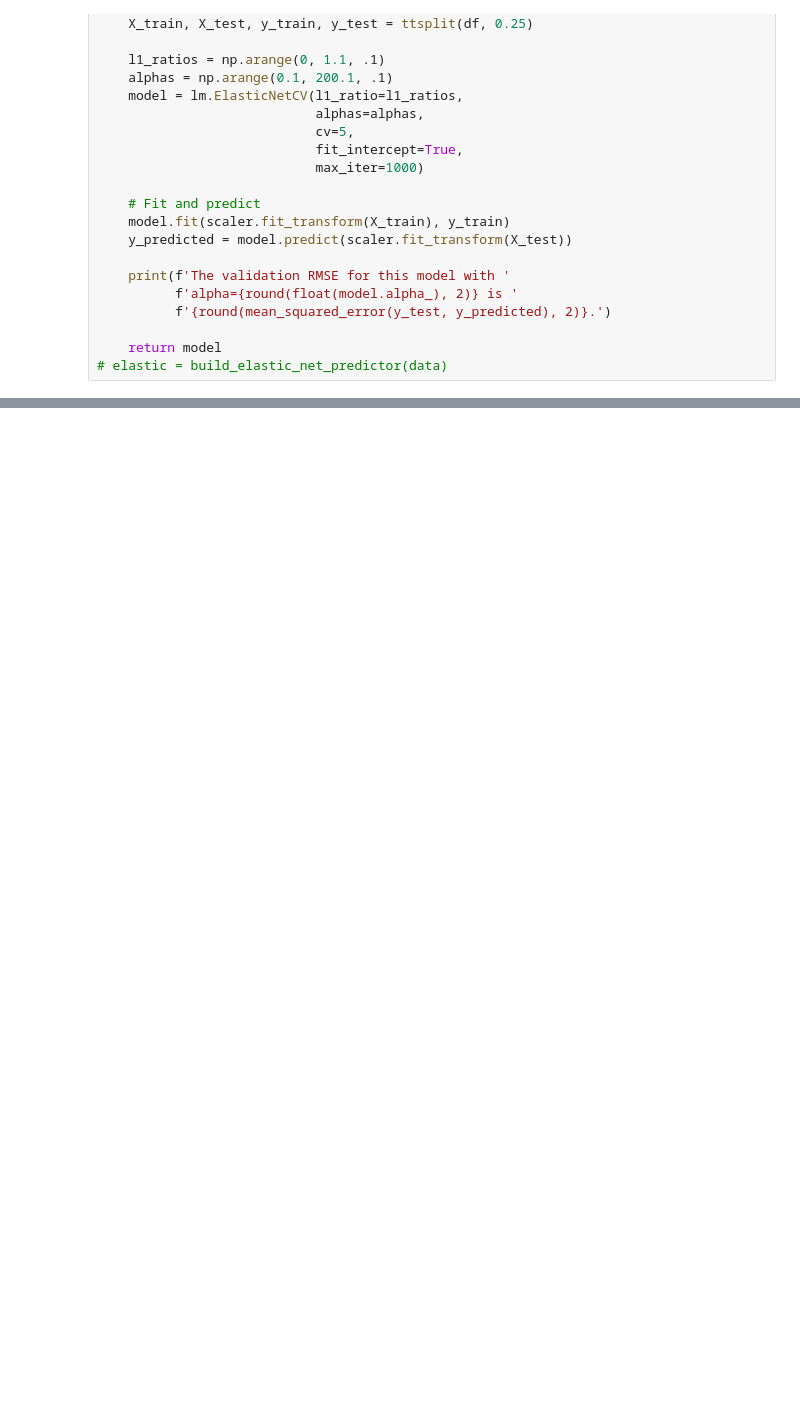
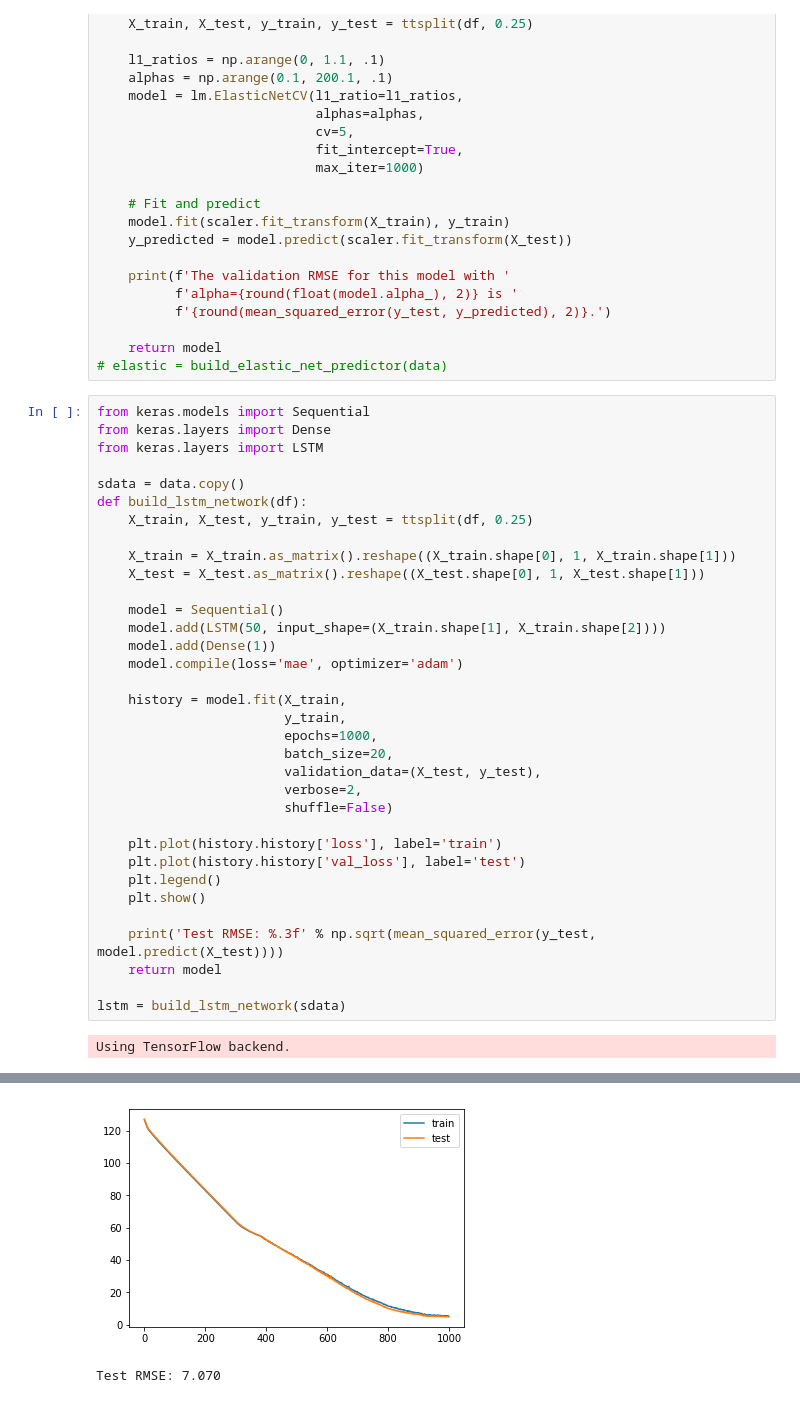
Before and after one commit to TheBestBetters/BettingMachine, a Jupyter notebook: Exploration.ipynb, the cells around one changed output, grey strips where cells are left out. Cells and saved outputs as stored; diff of their text form; blank space fills up the shorter version.

Commit message:
LSTM RNN FTW

```diff
--- a/Exploration.ipynb
+++ b/Exploration.ipynb
@@ -122,3 +125,39 @@ def build_elastic_net_predictor(df):
 
     return model
 # elastic = build_elastic_net_predictor(data)
+# %%
+from keras.models import Sequential
+from keras.layers import Dense
+from keras.layers import LSTM
+
+sdata = data.copy()
+def build_lstm_network(df):
+    X_train, X_test, y_train, y_test = ttsplit(df, 0.25)
+
+    X_train = X_train.as_matrix().reshape((X_train.shape[0], 1, X_train.shape[1]))
+    X_test = X_test.as_matrix().reshape((X_test.shape[0], 1, X_test.shape[1]))
+
+    model = Sequential()
+    model.add(LSTM(50, input_shape=(X_train.shape[1], X_train.shape[2])))
+    model.add(Dense(1))
+    model.compile(loss='mae', optimizer='adam')
+
+    history = model.fit(X_train,
+                        y_train,
+                        epochs=1000,
+                        batch_size=20,
+                        validation_data=(X_test, y_test),
+                        verbose=2,
+                        shuffle=False)
+
+    plt.plot(history.history['loss'], label='train')
+    plt.plot(history.history['val_loss'], label='test')
+    plt.legend()
+    plt.show()
+
+    print('Test RMSE: %.3f' % np.sqrt(mean_squared_error(y_test, model.predict(X_test))))
+    return model
+
+lstm = build_lstm_network(sdata)
+# %% [output]
+Using TensorFlow backend.
@@ -125,3 +181,5 @@ def build_elastic_net_predictor(df):
+[figure, added]
+Test RMSE: 7.070
 # %%
 def predict_future_stock_values(mdl, source_df, days_out):
     abs_day = LAST_DAY + days_out
```
Also changed, not shown: parts of 8 cells of this notebook.
